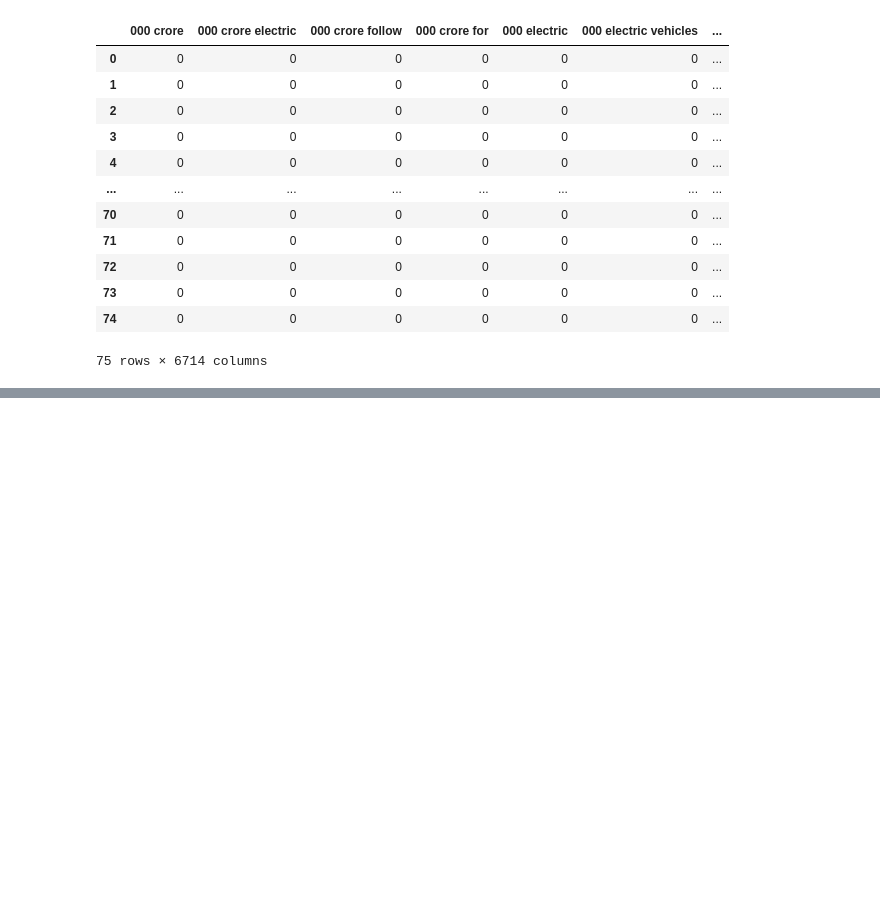
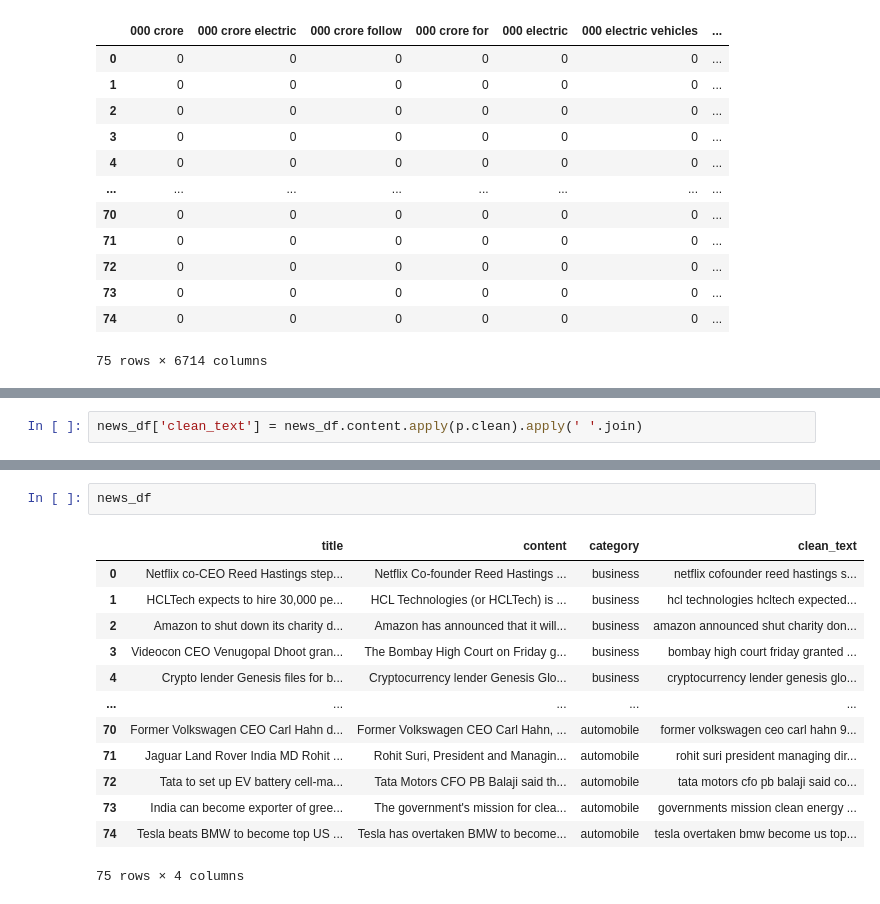
Before and after one commit to QMCBT-JustinEvans/natural-language-processing-exercises, a Jupyter notebook: model.ipynb, the cells around one changed output, grey strips where cells are left out. Drawn from its saved outputs; the diff is of its cells as text; blank space fills up the shorter version.

```diff
--- a/model.ipynb
+++ b/model.ipynb
@@ -218,0 +240,2 @@ pd.DataFrame(bag_of_grams.todense(),
+# %%
+news_df['clean_text'] = news_df.content.apply(p.clean).apply(' '.join)
@@ -218,0 +260,16 @@ pd.DataFrame(bag_of_grams.todense(),
+# %%
+news_df
+# %% [output]
+|  | title | content | category | clean_text |
+| 0 | Netflix co-CEO Reed Hastings step... | Netflix Co-founder Reed Hastings ... | business | netflix cofounder reed hastings s... |
+| 1 | HCLTech expects to hire 30,000 pe... | HCL Technologies (or HCLTech) is ... | business | hcl technologies hcltech expected... |
+| 2 | Amazon to shut down its charity d... | Amazon has announced that it will... | business | amazon announced shut charity don... |
+| 3 | Videocon CEO Venugopal Dhoot gran... | The Bombay High Court on Friday g... | business | bombay high court friday granted ... |
+| 4 | Crypto lender Genesis files for b... | Cryptocurrency lender Genesis Glo... | business | cryptocurrency lender genesis glo... |
+| ... | ... | ... | ... | ... |
+| 70 | Former Volkswagen CEO Carl Hahn d... | Former Volkswagen CEO Carl Hahn, ... | automobile | former volkswagen ceo carl hahn 9... |
+| 71 | Jaguar Land Rover India MD Rohit ... | Rohit Suri, President and Managin... | automobile | rohit suri president managing dir... |
+| 72 | Tata to set up EV battery cell-ma... | Tata Motors CFO PB Balaji said th... | automobile | tata motors cfo pb balaji said co... |
+| 73 | India can become exporter of gree... | The government's mission for clea... | automobile | governments mission clean energy ... |
+| 74 | Tesla beats BMW to become top US ... | Tesla has overtaken BMW to become... | automobile | tesla overtaken bmw become us top... |
+75 rows × 4 columns
```
Also changed, not shown: parts of 10 cells of this notebook.
